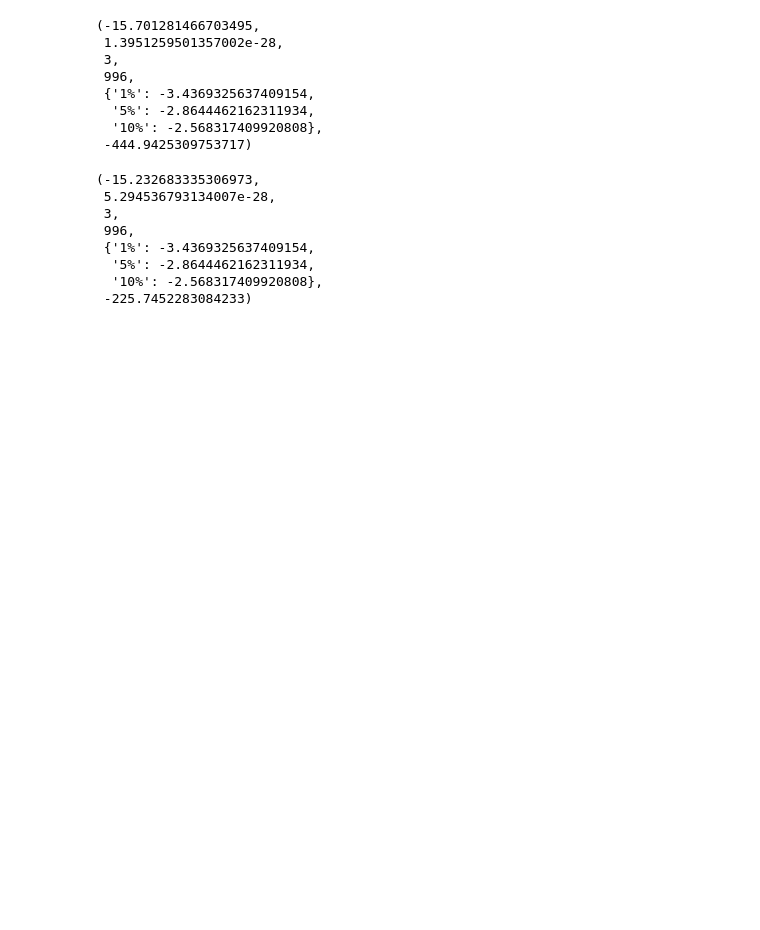
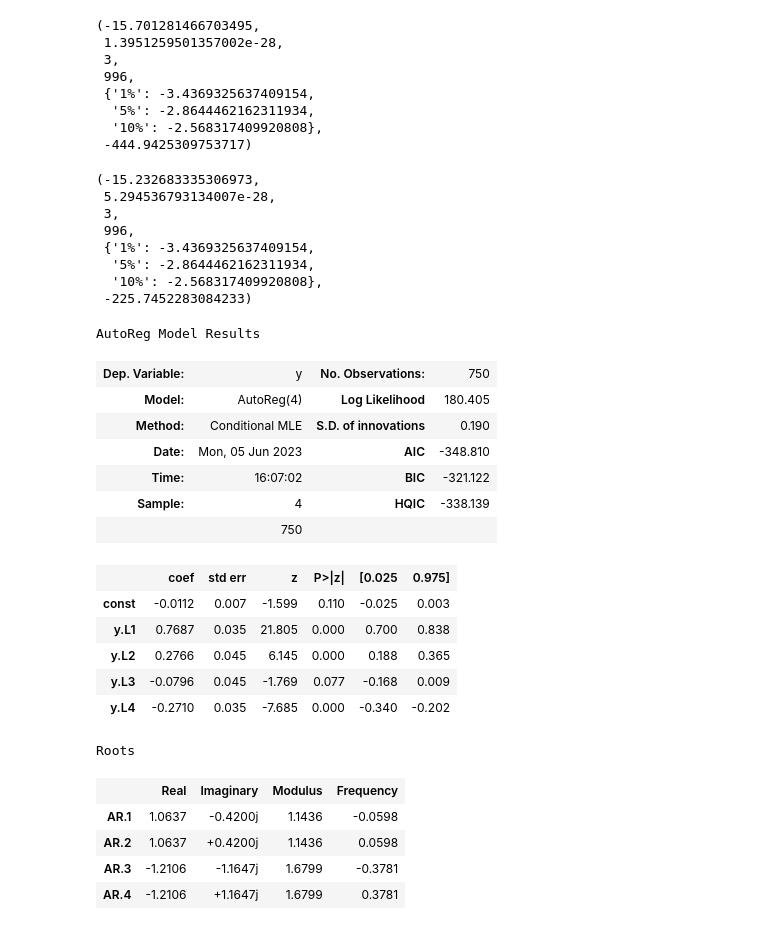
Before and after one commit to KeiNagayama/PRG2023, a Jupyter notebook: 09_AR/notebook/AR.ipynb, the cells around one changed output. Saved outputs shown, nothing was run; the diff lists cells and outputs as text; code cells hidden in the pictures; blank space fills up the shorter version.

```diff
--- a/09_AR/notebook/AR.ipynb
+++ b/09_AR/notebook/AR.ipynb
@@ -74,3 +75,30 @@ adfuller(np.exp(x))
   '5%': -2.8644462162311934,
   '10%': -2.568317409920808},
  -225.7452283084233)
+# %%
+n_train = int(len(x) * 0.75)
+x_train = x[:n_train]
+ar_lags = ar_select_order(x_train, maxlag=5, glob=True, ic='aic').ar_lags
+result = AutoReg(x_train, lags=ar_lags).fit()
+result.summary()
+# %% [output]
+AutoReg Model Results
+| Dep. Variable: | y | No. Observations: | 750 |
+| Model: | AutoReg(4) | Log Likelihood | 180.405 |
+| Method: | Conditional MLE | S.D. of innovations | 0.190 |
+| Date: | Mon, 05 Jun 2023 | AIC | -348.810 |
+| Time: | 16:07:02 | BIC | -321.122 |
+| Sample: | 4 | HQIC | -338.139 |
+|  | 750 |  |  |
+|  | coef | std err | z | P>|z| | [0.025 | 0.975] |
+| const | -0.0112 | 0.007 | -1.599 | 0.110 | -0.025 | 0.003 |
+| y.L1 | 0.7687 | 0.035 | 21.805 | 0.000 | 0.700 | 0.838 |
+| y.L2 | 0.2766 | 0.045 | 6.145 | 0.000 | 0.188 | 0.365 |
+| y.L3 | -0.0796 | 0.045 | -1.769 | 0.077 | -0.168 | 0.009 |
+| y.L4 | -0.2710 | 0.035 | -7.685 | 0.000 | -0.340 | -0.202 |
+Roots
+|  | Real | Imaginary | Modulus | Frequency |
+| AR.1 | 1.0637 | -0.4200j | 1.1436 | -0.0598 |
+| AR.2 | 1.0637 | +0.4200j | 1.1436 | 0.0598 |
+| AR.3 | -1.2106 | -1.1647j | 1.6799 | -0.3781 |
+| AR.4 | -1.2106 | +1.1647j | 1.6799 | 0.3781 |
```
Also changed, not shown: parts of 2 cells of this notebook, 26 other files.
